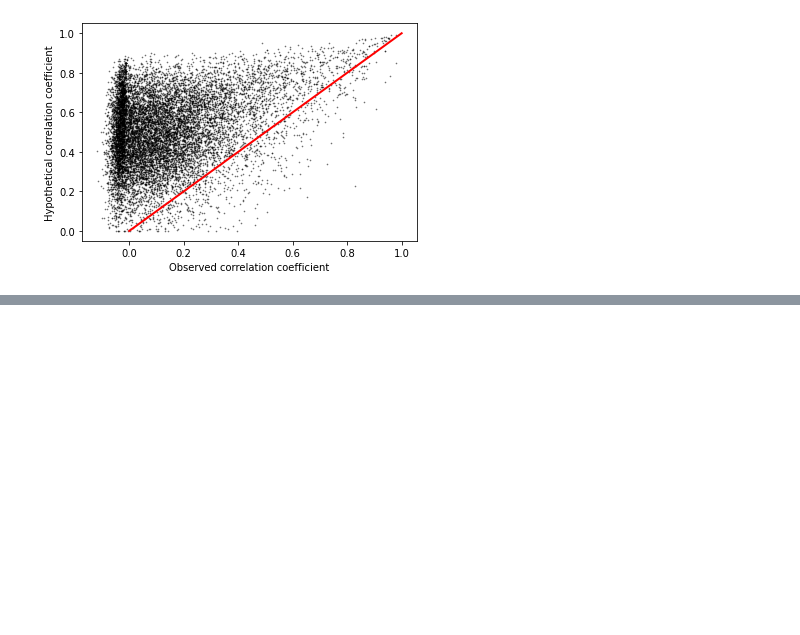
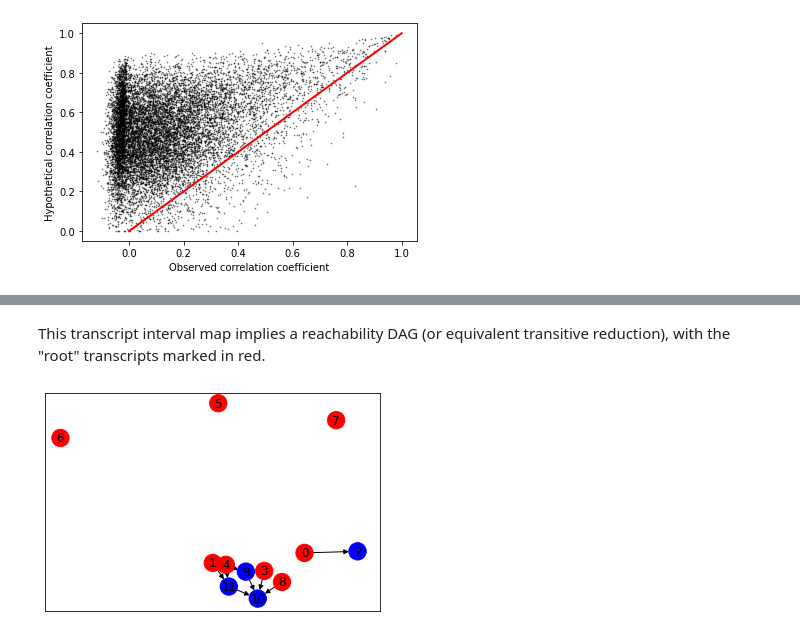
Before and after one commit to pachterlab/GP_2021_2, a Jupyter notebook: gg210609_fltseq.ipynb, the cells around one changed output, grey strips where cells are left out. Saved outputs shown, nothing was run; the diff lists cells and outputs as text; code cells hidden in the pictures; blank space fills up the shorter version.

```diff
--- a/gg210609_fltseq.ipynb
+++ b/gg210609_fltseq.ipynb
@@ -499,0 +484,9 @@ plt.savefig('corrcoef.png',dpi=600)
+# %% [markdown]
+This transcript interval map implies a reachability DAG (or equivalent transitive reduction), with the "root" transcripts marked in red.
+# %%
+G=construct_dag(transcript_interval_map)
+roots = [i for i in G.nodes() if G.in_degree(i)==0]
+colors = ['r' if i in roots else 'b' for i in  G.nodes()  ]
+nx.draw_networkx(G,node_color=colors)
+# %% [output]
+[figure, added]
```
Also changed, not shown: parts of 15 cells of this notebook.
